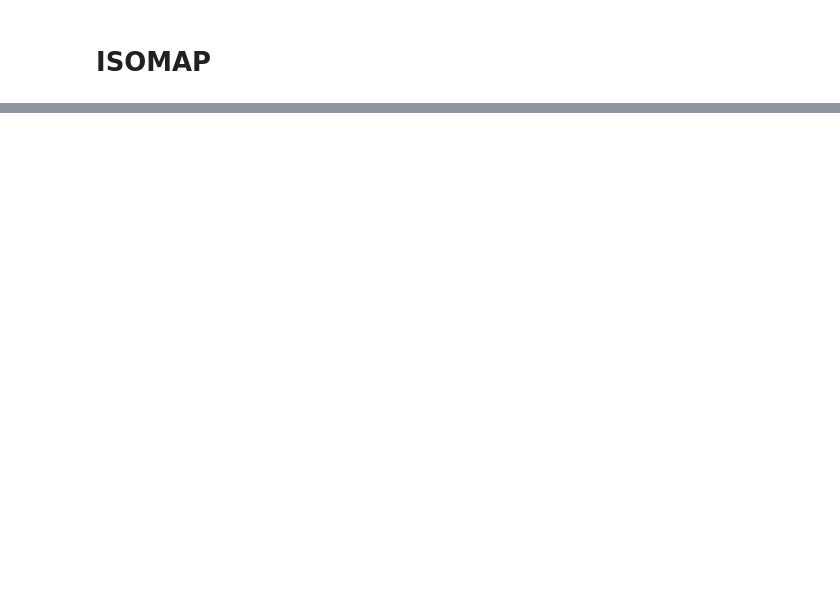
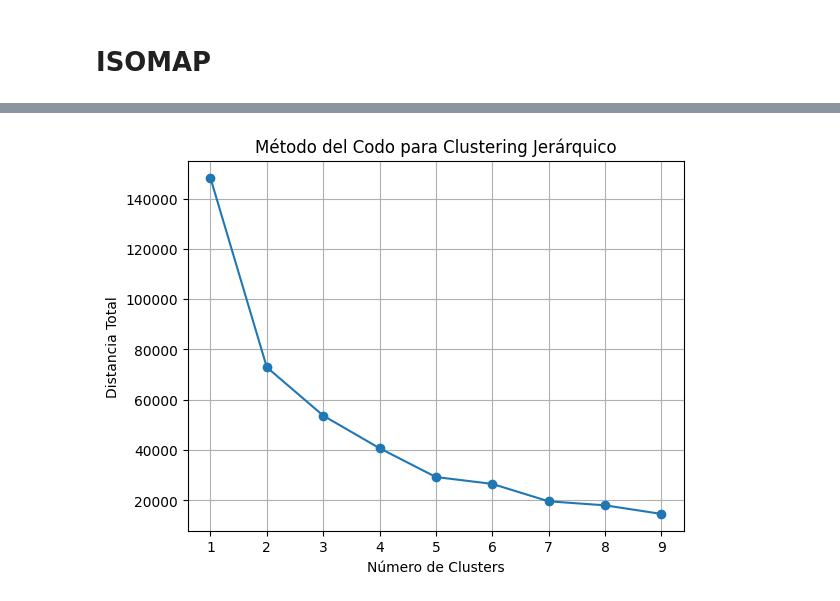
Before and after one commit to juanachies/TP1_Mineria, a Jupyter notebook: tp.ipynb, the cells around one changed output, grey strips where cells are left out. Saved outputs shown, nothing was run; the diff lists cells and outputs as text; code cells hidden in the pictures; blank space fills up the shorter version.

```diff
--- a/tp.ipynb
+++ b/tp.ipynb
@@ -487,0 +517,30 @@ n_jobs value 1 overridden to 1 by setting random_state. Use no seed for parallel
+# %%
+distancias=[]
+for i in range(1, 10):
+    clustering = AgglomerativeClustering(n_clusters=i) # Aplica clustering jerárquico con i clusters
+    clustering.fit(X_std)
+
+    # Calcula la matriz de distancias por pares entre los puntos
+    pairwise_distances = cdist(X_std, X_std, 'euclidean')
+
+    # Calcula la distancia total dentro de los clusters
+    distancia_total = 0
+    for j in range(i):
+        cluster_indices = np.where(clustering.labels_ == j)
+        # Encuentra los índices de los puntos en el cluster j
+        distancia_total += pairwise_distances[cluster_indices][:, cluster_indices].sum()
+        # Suma las distancias dentro del cluster
+
+
+    distancias.append(distancia_total)
+    # Almacena la distancia total para el número de clusters i
+# %%
+# Grafica la distancia total en función del número de clusters
+plt.plot(range(1, 10), distancias, marker='o')
+plt.xlabel('Número de Clusters')
+plt.ylabel('Distancia Total')
+plt.title('Método del Codo para Clustering Jerárquico')
+plt.grid()
+plt.show()
+# %% [output]
+[figure, added]
```
Also changed, not shown: parts of 34 cells of this notebook.
